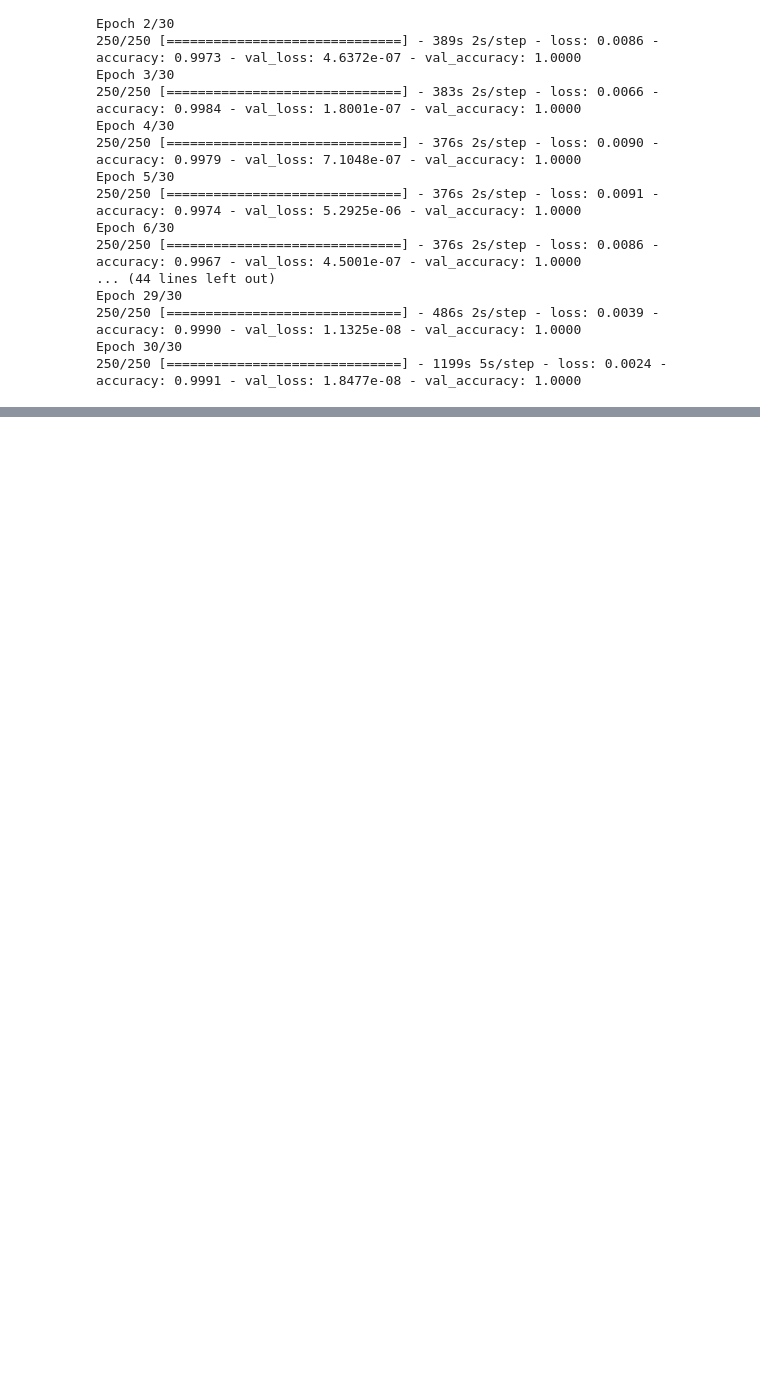
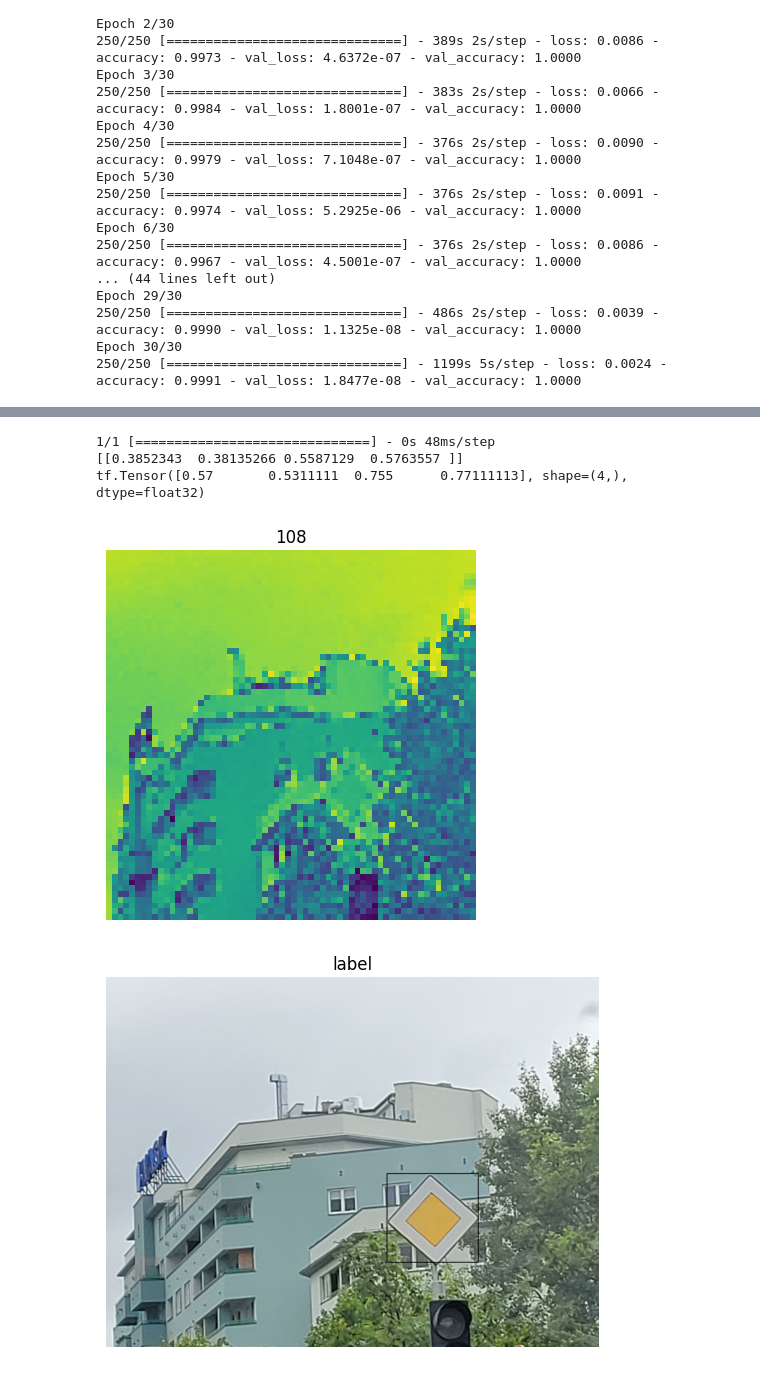
Before and after one commit to djairw4/MasterThesis, a Jupyter notebook: model_preparation.ipynb, the cells around one changed output, grey strips where cells are left out. Cells and saved outputs as stored; diff of their text form; code cells hidden in the pictures; blank space fills up the shorter version.

```diff
--- a/model_preparation.ipynb
+++ b/model_preparation.ipynb
@@ -257,0 +413,63 @@ for i in range(len(y_test)):
+# %%
+import cv2
+
+def draw_bb(image_float, box, title):
+    image_np = image_float.numpy()
+    image_np = np.squeeze(image_np, axis=0)
+    # print(image_np.shape)
+
+    height, width, _ = image_np.shape
+
+    y_min, x_min, y_max, x_max = box
+
+    x_min_pixel = int(x_min * width)
+    y_min_pixel = int(y_min * height)
+    x_max_pixel = int(x_max * width)
+    y_max_pixel = int(y_max * height)
+    thickness = 5
+    image_with_bb = cv2.rectangle(image_np, (x_min_pixel, y_min_pixel), (x_max_pixel, y_max_pixel), (0, 0, 0), thickness)
+    show(image_with_bb, title)
+# %%
+file = "108"
+image = tf.io.read_file(file+".jpg")
+image = tf.io.decode_jpeg(image, channels=1)
+image = tf.image.resize(image, [64, 64])
+
+image_batch = tf.expand_dims(image, axis=0)
+predictions = model_det.predict(image_batch)
+print(predictions)
+
+label = tf.io.read_file(file+".csv")
+label = tf.strings.split(label, sep=',')
+label = tf.strings.to_number(label, out_type=tf.float32)
+print(label)
+show(image, file)
+
+image = tf.io.read_file(file+".jpg")
+image = tf.io.decode_jpeg(image)
+image_batch = tf.expand_dims(image, axis=0)
+image_float = tf.image.convert_image_dtype(image_batch, tf.float32)
+
+with open(file+".csv") as csvfile:
+    bounding_boxes = [list(map(float, row)) for row in csv.reader(csvfile, delimiter=',')]
+box = bounding_boxes[0]
+box = np.array([box[1],box[0],box[3],box[2]])
+draw_bb(image_float,box,'label')
+# boxes = box.reshape([1, 1, 4])
+# colors = np.array([[0.0, 0.0, 0.0]])
+# image_with_bb = tf.image.draw_bounding_boxes(image_float, boxes, colors)
+# show(image_with_bb[0], 'bb')
+
+box = predictions[0]
+box = np.array([box[1],box[0],box[3],box[2]])
+# boxes = box.reshape([1, 1, 4])
+# colors = np.array([[0.0, 0.0, 0.0, 1.0]])
+# image_with_bb = tf.image.draw_bounding_boxes(image_float, boxes, colors, thickness=2)
+# show(image_with_bb[0], 'pred')
+draw_bb(image_float,box,'pred')
+# %% [output]
+1/1 [==============================] - 0s 48ms/step
+[[0.3852343  0.38135266 0.5587129  0.5763557 ]]
+tf.Tensor([0.57       0.5311111  0.755      0.77111113], shape=(4,), dtype=float32)
+[figure, added]
+[figure, added]
```
Also changed, not shown: parts of 14 cells of this notebook, 3 other files.
